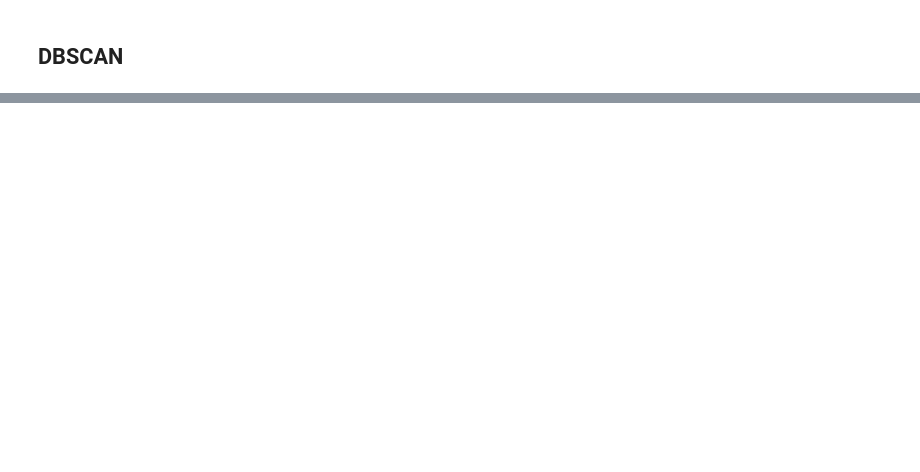
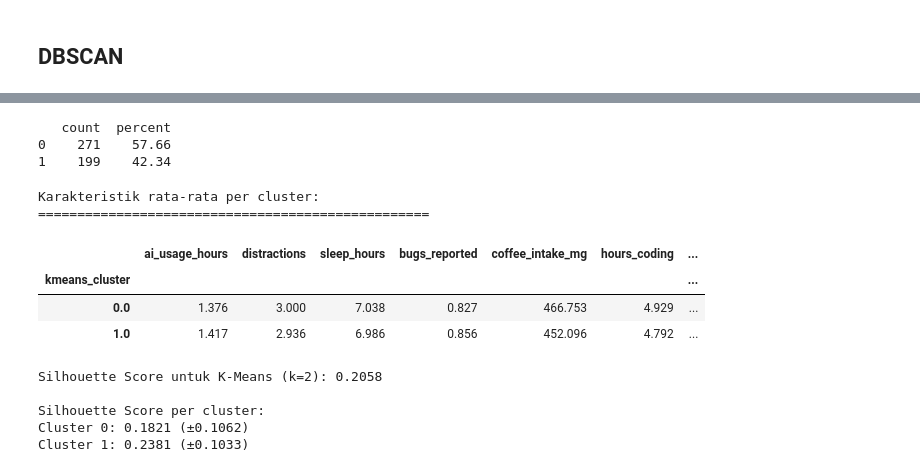
Before and after one commit to stevennowen/Seleksi-AI-Part-2-3, a Jupyter notebook: src/doe_unsupervised.ipynb, the cells around one changed output, grey strips where cells are left out. Drawn from its saved outputs; the diff is of its cells as text; code cells hidden in the pictures; blank space fills up the shorter version.

```diff
--- a/src/doe_unsupervised.ipynb
+++ b/src/doe_unsupervised.ipynb
@@ -340,0 +524,58 @@ PC1-PC8: 1.0000 (100.00%)
+# %%
+# K-Means dengan 2 cluster
+kmeans_final = KMeans(n_clusters=2, random_state=42, n_init=10)
+kmeans_final.fit(df_scaled)
+sPredKM = pd.Series(kmeans_final.labels_)
+print(pd.concat({'count': sPredKM.value_counts(),
+                 'percent': round(sPredKM.value_counts(normalize=True)*100, 2)},
+                axis=1))
+# %% [output]
+   count  percent
+0    271    57.66
+1    199    42.34
+# %%
+#Analisis karakteristik cluster
+df_original = df.copy()
+
+df_original['kmeans_cluster'] = sPredKM
+
+print("\nKarakteristik rata-rata per cluster:")
+print("=" * 50)
+cluster_chars_KM = df_original.groupby('kmeans_cluster').agg({
+    'ai_usage_hours': 'mean',
+    'distractions': 'mean',
+    'sleep_hours': 'mean',
+    'bugs_reported': 'mean',
+    'coffee_intake_mg': 'mean',
+    'hours_coding': 'mean',
+    'commits': 'mean',
+    'cognitive_load': 'mean'
+
+}).round(3)
+
+cluster_chars_KM
+# %% [output]
+Karakteristik rata-rata per cluster:
+==================================================
+|  | ai_usage_hours | distractions | sleep_hours | bugs_reported | coffee_intake_mg | hours_coding | ... |
+| kmeans_cluster |  |  |  |  |  |  | ... |
+| 0.0 | 1.376 | 3.000 | 7.038 | 0.827 | 466.753 | 4.929 | ... |
+| 1.0 | 1.417 | 2.936 | 6.986 | 0.856 | 452.096 | 4.792 | ... |
+# %%
+# Evaluasi Silhouette Score dari hasil K-Means
+silhouette_avg = silhouette_score(df_scaled, sPredKM)
+print(f"\nSilhouette Score untuk K-Means (k=2): {silhouette_avg:.4f}")
+
+silhouette_sample_scores = silhouette_samples(df_scaled, sPredKM)
+
+# Analisis per cluster
+print("\nSilhouette Score per cluster:")
+for i in range(2):
+    cluster_silhouette_scores = silhouette_sample_scores[sPredKM == i]
+    print(f"Cluster {i}: {cluster_silhouette_scores.mean():.4f} (±{cluster_silhouette_scores.std():.4f})")
+# %% [output]
+Silhouette Score untuk K-Means (k=2): 0.2058
+
+Silhouette Score per cluster:
+Cluster 0: 0.1821 (±0.1062)
+Cluster 1: 0.2381 (±0.1033)
```
Also changed, not shown: parts of 15 cells of this notebook.
